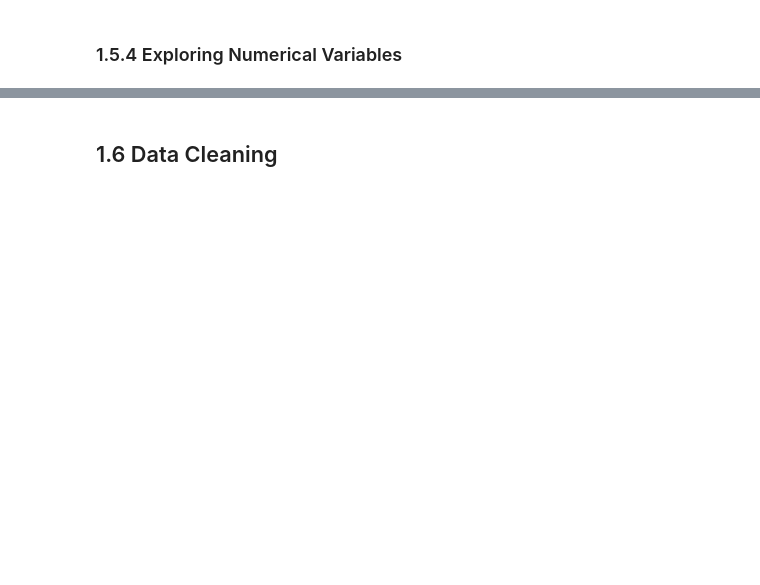
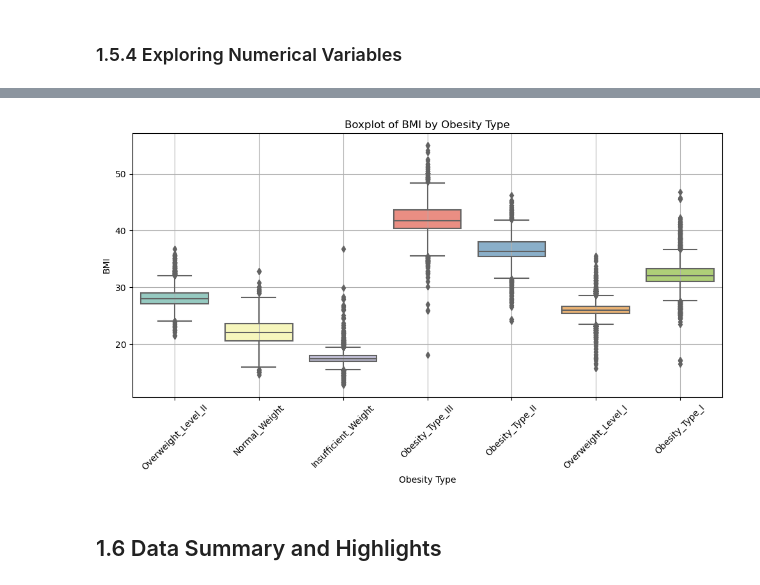
Before and after one commit to mm2648/CapstoneTwo, a Jupyter notebook: CapstoneTwo_ObesityRiskPrediction.ipynb, the cells around one changed output, grey strips where cells are left out. Cells and saved outputs as stored; diff of their text form; code cells hidden in the pictures; blank space fills up the shorter version.

```diff
--- a/CapstoneTwo_ObesityRiskPrediction.ipynb
+++ b/CapstoneTwo_ObesityRiskPrediction.ipynb
@@ -241,0 +458,6 @@ About the Data:
+# %%
+# Calculate BMI
+train_data['BMI'] = train_data['Weight'] / (train_data['Height'] ** 2)
+
+# Display the first few rows of the DataFrame to verify the new column
+print(train_data.head())
@@ -242,2 +485,15 @@ About the Data:
+# %%
+# Create a boxplot
+plt.figure(figsize=(10, 6))
+sns.boxplot(x='NObeyesdad', y='BMI', data=train_data, palette='Set3')
+plt.title('Boxplot of BMI by Obesity Type')
+plt.xlabel('Obesity Type')
+plt.ylabel('BMI')
+plt.xticks(rotation=45)  # Rotate x-axis labels for better readability
+plt.grid(True)
+plt.tight_layout()
+plt.show()
+# %% [output]
+[figure, added]
 # %% [markdown]
-## 1.6 Data Cleaning <a id='1.6_Data Cleaning'></a>
+## 1.6 Data Summary and Highlights <a id='1.6_Data_Highlights'></a>
```
Also changed, not shown: parts of 19 cells of this notebook.
